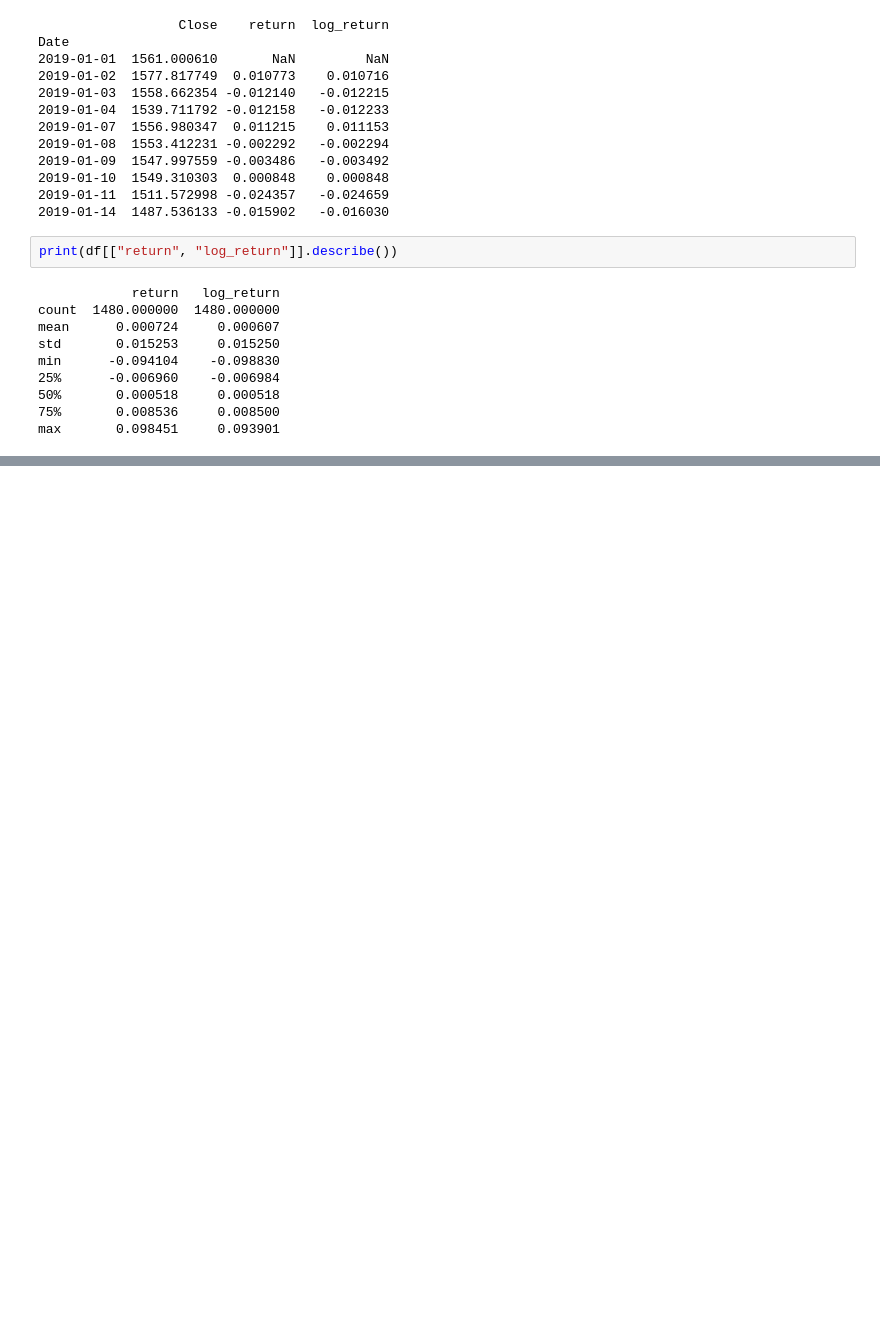
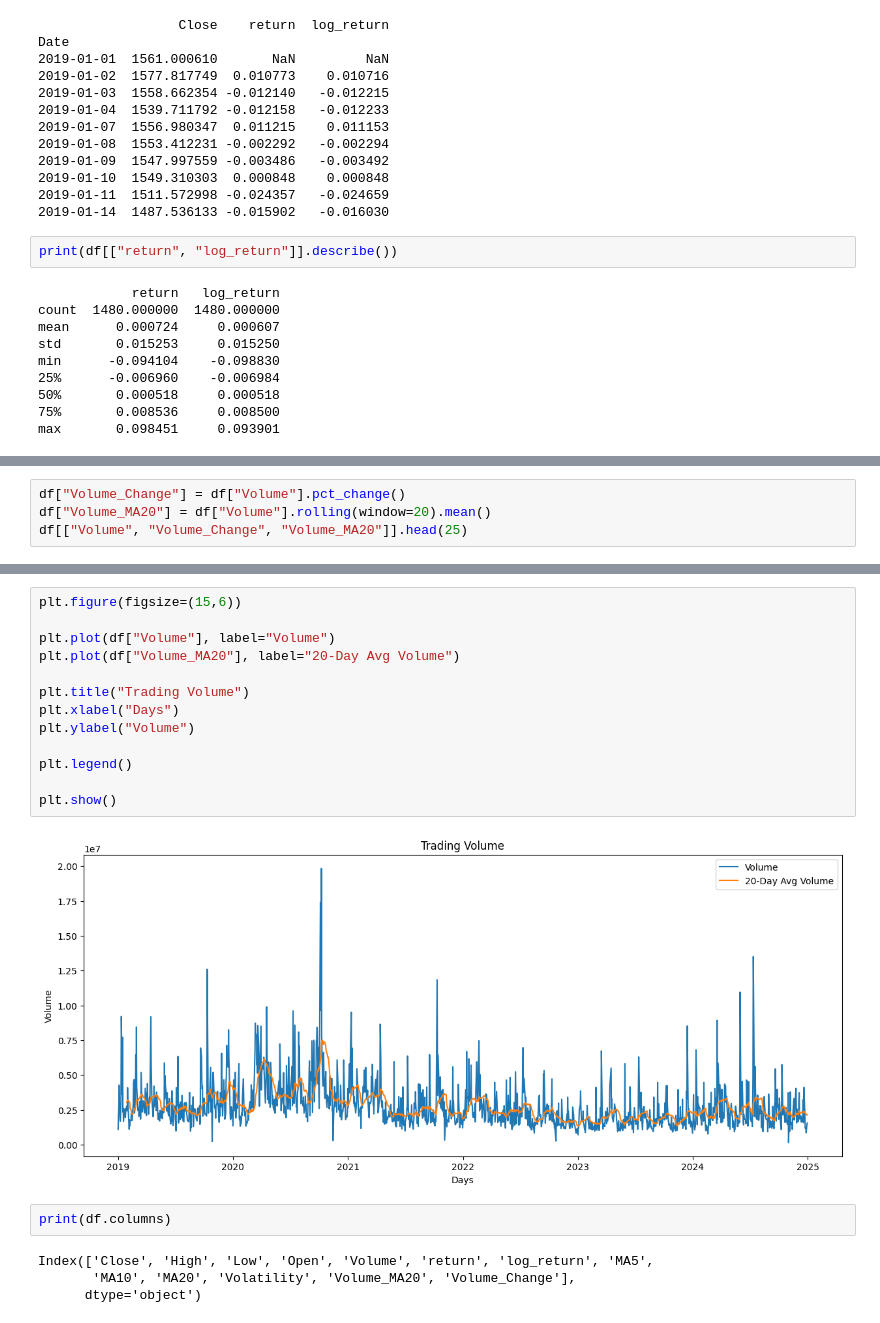
Before and after one commit to adityab-tech/Prism, a Jupyter notebook: W2_Prism.ipynb, the cells around one changed output, grey strips where cells are left out. Drawn from its saved outputs; the diff is of its cells as text; blank space fills up the shorter version.

```diff
--- a/W2_Prism.ipynb
+++ b/W2_Prism.ipynb
@@ -164,0 +248,4 @@ max       0.098451     0.093901
+# %%
+df["Volume_Change"] = df["Volume"].pct_change()
+df["Volume_MA20"] = df["Volume"].rolling(window=20).mean()
+df[["Volume", "Volume_Change", "Volume_MA20"]].head(25)
@@ -164,0 +271,21 @@ max       0.098451     0.093901
+# %%
+plt.figure(figsize=(15,6))
+
+plt.plot(df["Volume"], label="Volume")
+plt.plot(df["Volume_MA20"], label="20-Day Avg Volume")
+
+plt.title("Trading Volume")
+plt.xlabel("Days")
+plt.ylabel("Volume")
+
+plt.legend()
+
+plt.show()
+# %% [output]
+[figure, added]
+# %%
+print(df.columns)
+# %% [output]
+Index(['Close', 'High', 'Low', 'Open', 'Volume', 'return', 'log_return', 'MA5',
+       'MA10', 'MA20', 'Volatility', 'Volume_MA20', 'Volume_Change'],
+      dtype='object')
```
Also changed, not shown: parts of 7 cells of this notebook.
